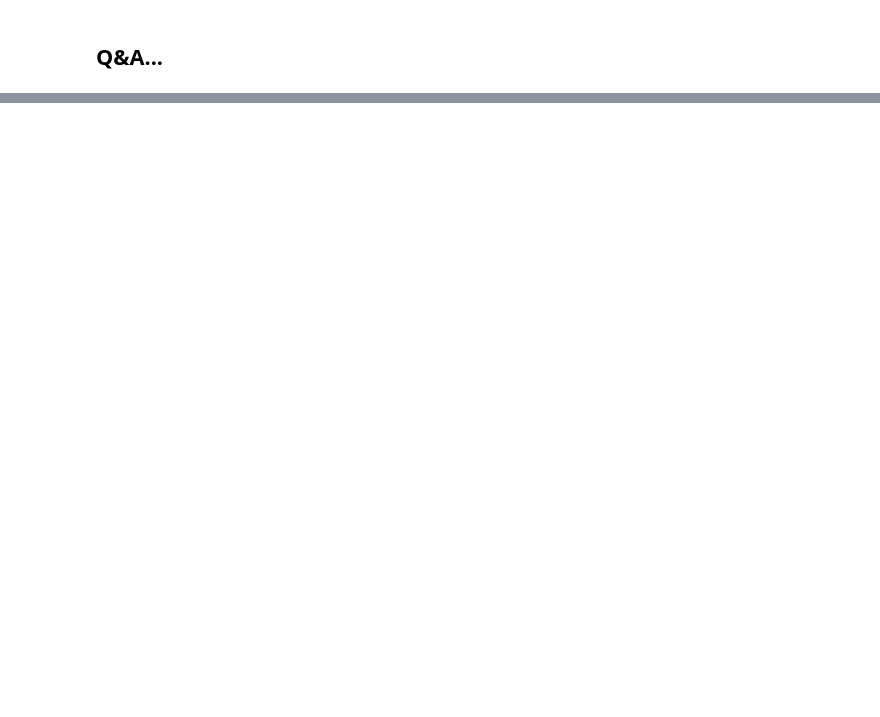
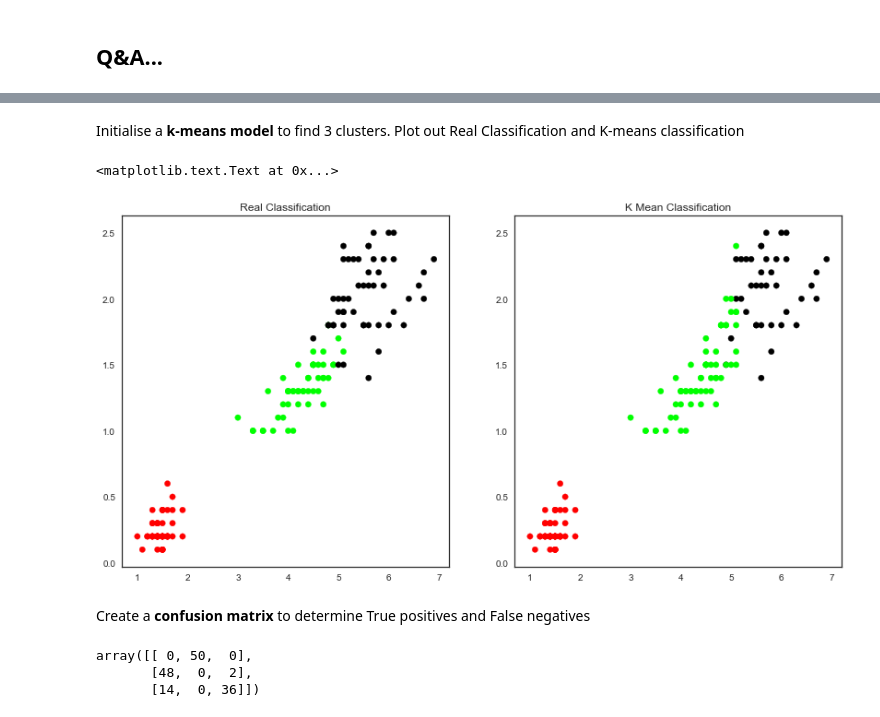
Before and after one commit to penguinpompom/SAS_afternoon_talk, a Jupyter notebook: Pandas/SAS Introduction to Python.ipynb, the cells around one changed output, grey strips where cells are left out. Saved outputs shown, nothing was run; the diff lists cells and outputs as text; code cells hidden in the pictures; blank space fills up the shorter version.

```diff
--- a/Pandas/SAS Introduction to Python.ipynb
+++ b/Pandas/SAS Introduction to Python.ipynb
@@ -450,0 +506,30 @@ $( document ).ready(code_toggle);
+# %% [markdown]
+Initialise a **k-means model** to find 3 clusters.
+Plot out Real Classification and K-means classification
+# %%
+model = KMeans(n_clusters=3)
+model.fit(iris_dat)
+
+plt.figure(figsize=(14,7))
+colormap = np.array(['red', 'lime', 'black'])
+
+plt.subplot(1, 2, 1)
+plt.scatter(iris.Petal_Length, iris.Petal_Width, c=colormap[target.Targets], s=40)
+plt.title('Real Classification')
+
+plt.subplot(1, 2, 2)
+plt.scatter(iris.Petal_Length, iris.Petal_Width, c=colormap[model.labels_], s=40)
+plt.title('K Mean Classification')
+# %% [output]
+<matplotlib.text.Text at 0x...>
+[figure, added]
+# %% [markdown]
+Create a **confusion matrix** to determine True positives and False negatives
+# %%
+predY = np.choose(model.labels_, [1, 0, 2]).astype(np.int64)
+sm.accuracy_score(target, predY)
+sm.confusion_matrix(target, predY)
+# %% [output]
+array([[ 0, 50,  0],
+       [48,  0,  2],
+       [14,  0, 36]])
```
Also changed, not shown: parts of 29 cells of this notebook.
